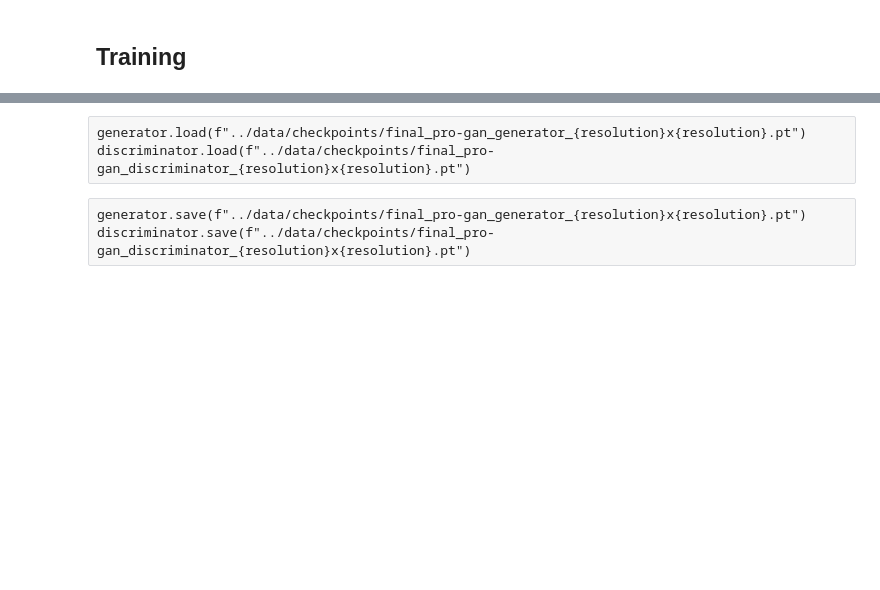
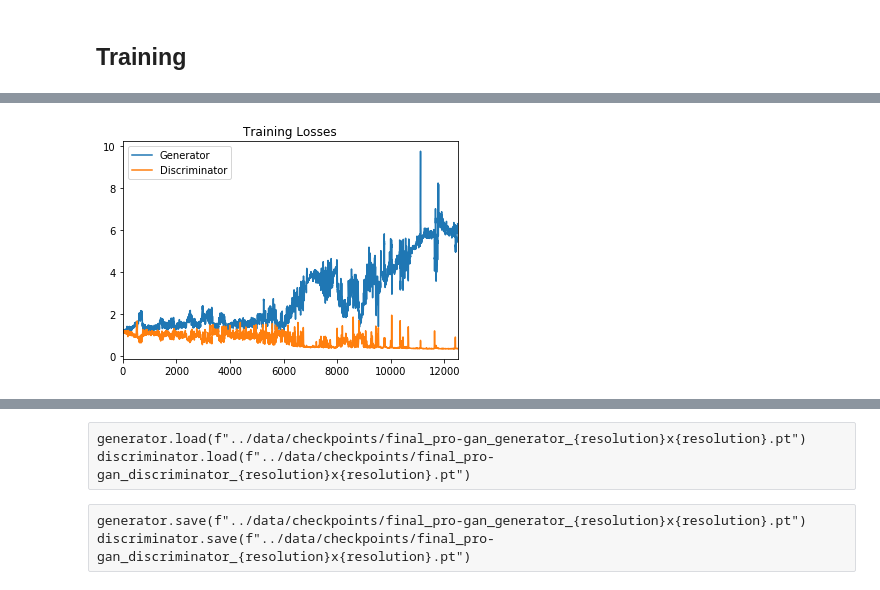
Before and after one commit to antoniojkim/DeepHubble, a Jupyter notebook: model/Pro-GAN.ipynb, the cells around one changed output, grey strips where cells are left out. Saved outputs shown, nothing was run; the diff lists cells and outputs as text; code cells hidden in the pictures; blank space fills up the shorter version.

```diff
--- a/model/Pro-GAN.ipynb
+++ b/model/Pro-GAN.ipynb
@@ -379,7 +406,7 @@ plt.show()
 ## Training
 # %%
 dataloader = torch.utils.data.DataLoader(
-    Dataset(resolution=resolution, size=9600),
+    Dataset(resolution=resolution, size=800000),
     batch_size=64,
     num_workers=0,
     shuffle=False,
@@ -513,0 +504,4 @@ plt.show()
+# %%
+train(dataloader, fade_in=True)
+# %% [output]
+[figure, added]
```
Also changed, not shown: parts of 19 cells of this notebook.
